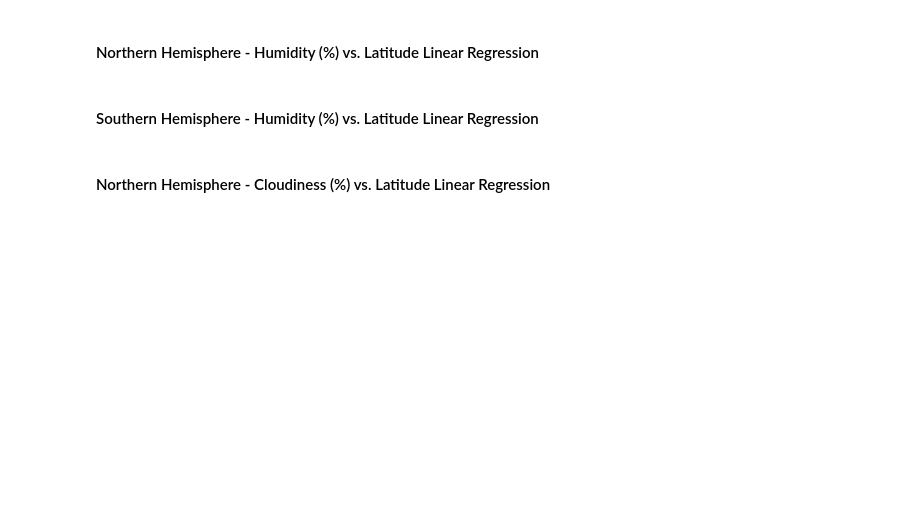
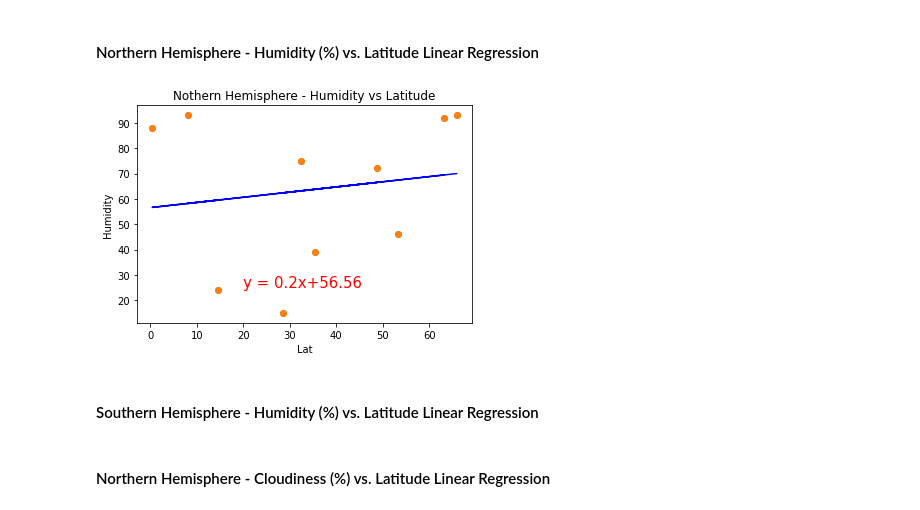
Before and after one commit to rmaher314/HW6-Python_API2, a Jupyter notebook: WeatherPy/WeatherPy.ipynb, the cells around one changed output. Drawn from its saved outputs; the diff is of its cells as text; code cells hidden in the pictures; blank space fills up the shorter version.

```diff
--- a/WeatherPy/WeatherPy.ipynb
+++ b/WeatherPy/WeatherPy.ipynb
@@ -276,4 +335,20 @@ plt.scatter(clean_data_df["Lat"], clean_data_df["Wind Speed"], alpha = 0.5)
 # %% [markdown]
 ####  Northern Hemisphere - Humidity (%) vs. Latitude Linear Regression
+# %%
+plt.scatter(northern_hemisphere_df["Lat"], northern_hemisphere_df["Humidity"], alpha = 0.5)
+
+(slope, intercept, rvalue, pvalue, stderr) = st.linregress(northern_hemisphere_df["Lat"],northern_hemisphere_df ["Humidity"])
+regress_values = (northern_hemisphere_df["Lat"]) * slope + intercept
+
+line_eq = "y = " + str(round(slope,2)) + "x" + "+" + str(round(intercept,2))
+plt.scatter(northern_hemisphere_df["Lat"],northern_hemisphere_df ["Humidity"])
+plt.plot(northern_hemisphere_df["Lat"],regress_values,"b-")
+plt.annotate(line_eq,(20,25),fontsize=15,color="red")
+plt.title("Nothern Hemisphere - Humidity vs Latitude")
+plt.xlabel('Lat')
+plt.ylabel('Humidity')
+plt.show()
+# %% [output]
+[figure, added]
 # %% [markdown]
 ####  Southern Hemisphere - Humidity (%) vs. Latitude Linear Regression
```
Also changed, not shown: parts of 22 cells of this notebook.
